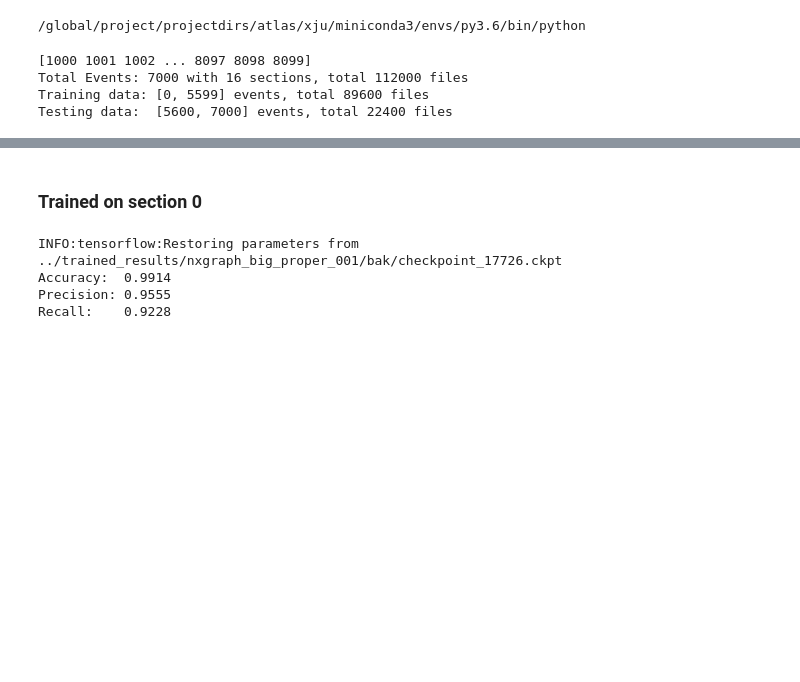
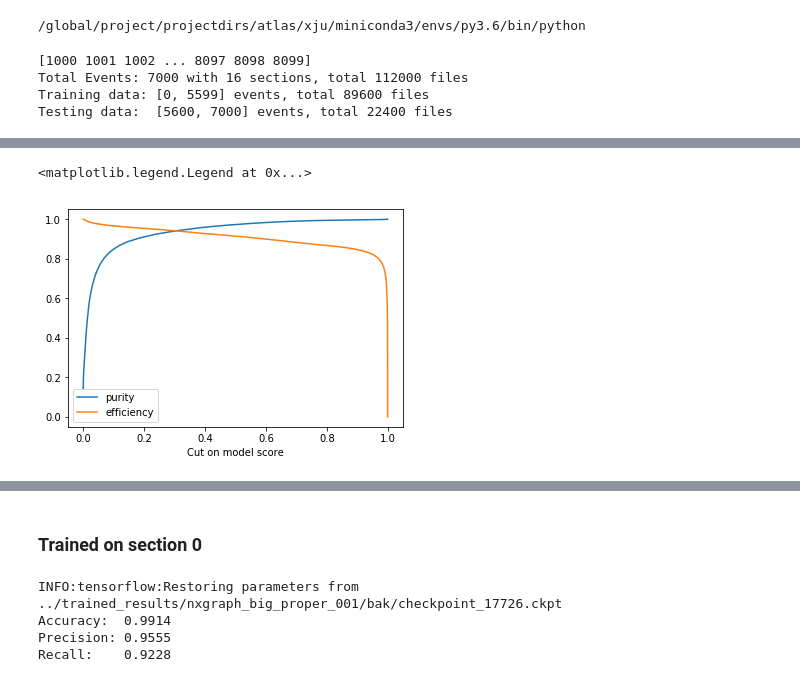
Before and after one commit to xju2/heptrkx-gnn-tracking, a Jupyter notebook: notebooks/LoadTFModel.ipynb, the cells around one changed output, grey strips where cells are left out. Drawn from its saved outputs; the diff is of its cells as text; code cells hidden in the pictures; blank space fills up the shorter version.

```diff
--- a/notebooks/LoadTFModel.ipynb
+++ b/notebooks/LoadTFModel.ipynb
@@ -32,0 +36,10 @@ Wall time: 41.1 s
+# %%
+p, r, t = sklearn.metrics.precision_recall_curve(tdd, odd)
+plt.figure()
+plt.plot(t, p[:-1], label='purity')
+plt.plot(t, r[:-1], label='efficiency')
+plt.xlabel('Cut on model score')
+plt.legend(loc=0)
+# %% [output]
+<matplotlib.legend.Legend at 0x...>
+[figure, added]
```
Also changed, not shown: parts of 5 cells of this notebook, 4 other files.
